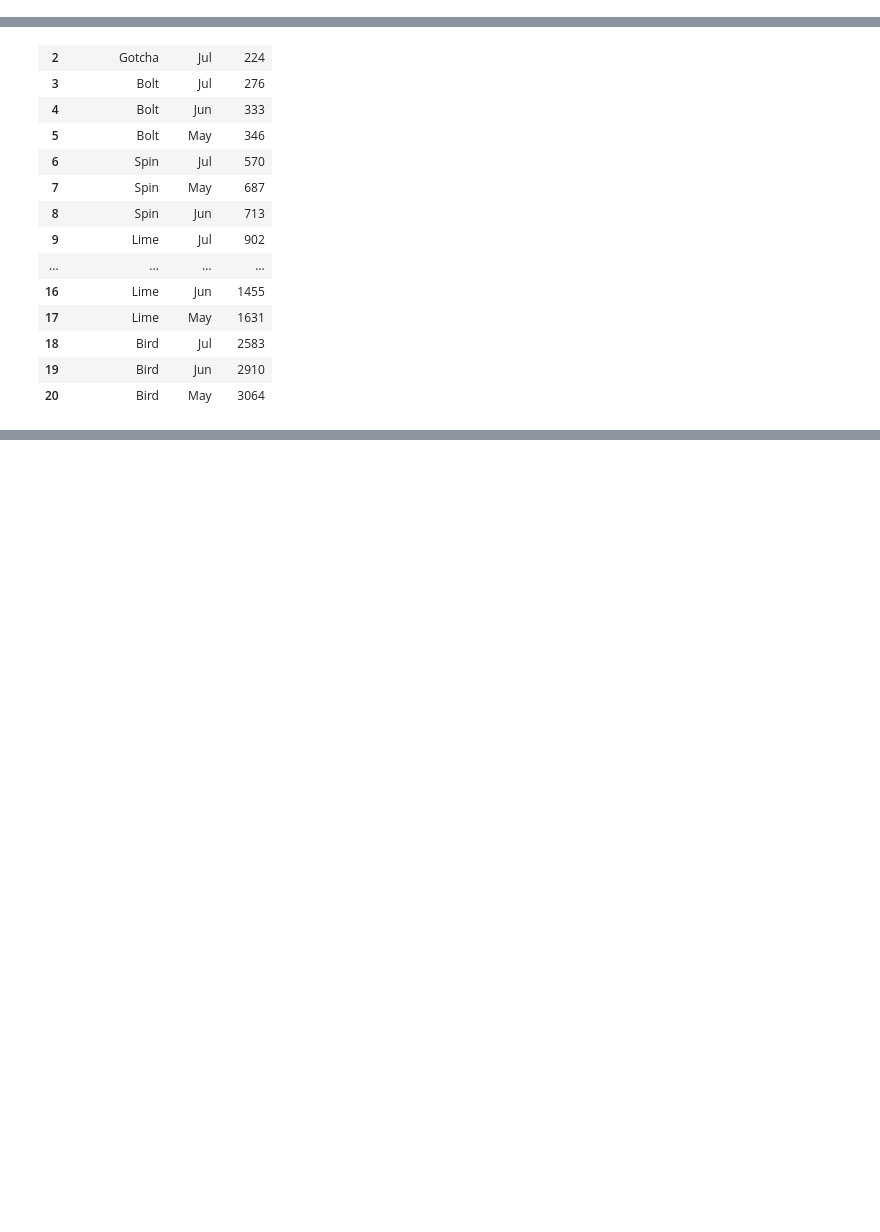
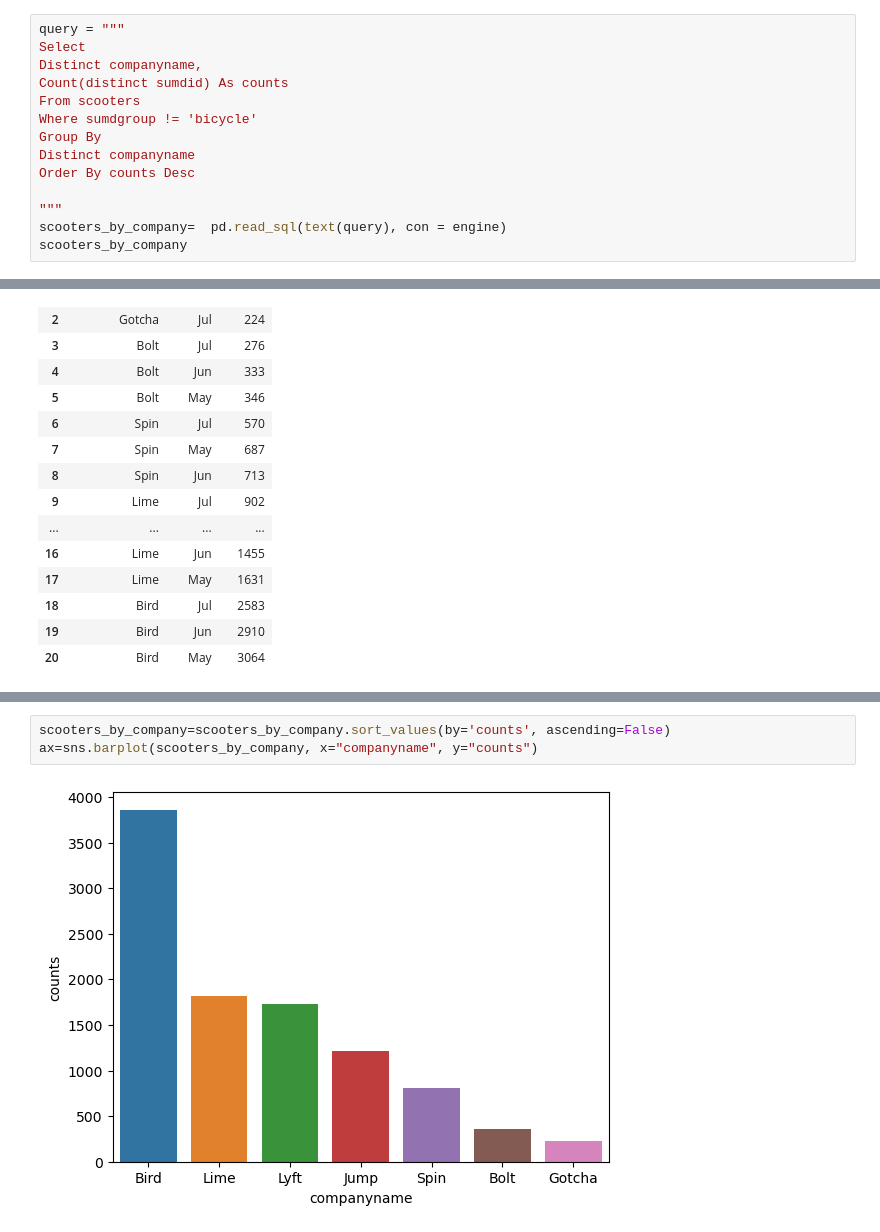
Before and after one commit to elisianguyen/nashville_scooters, a Jupyter notebook: notebooks/scooter_code.ipynb, the cells around one changed output, grey strips where cells are left out. Drawn from its saved outputs; the diff is of its cells as text; blank space fills up the shorter version.

```diff
--- a/notebooks/scooter_code.ipynb
+++ b/notebooks/scooter_code.ipynb
@@ -252,3 +250,17 @@ comp_name_trips
 | 6 | SPIN |
 # %% [markdown]
 1. During this period, seven companies offered scooters. How many scooters did each company have in this time frame? Did the number for each company change over time? Did scooter usage vary by company?
+# %%
+query = """
+Select
+Distinct companyname,
+Count(distinct sumdid) As counts
+From scooters
+Where sumdgroup != 'bicycle'
+Group By
+Distinct companyname
+Order By counts Desc
+
+"""
+scooters_by_company=  pd.read_sql(text(query), con = engine)
+scooters_by_company
@@ -311,0 +340,5 @@ scooters_by_month
+# %%
+scooters_by_company=scooters_by_company.sort_values(by='counts', ascending=False)
+ax=sns.barplot(scooters_by_company, x="companyname", y="counts")
+# %% [output]
+[figure, added]
```
Also changed, not shown: parts of 12 cells of this notebook.
